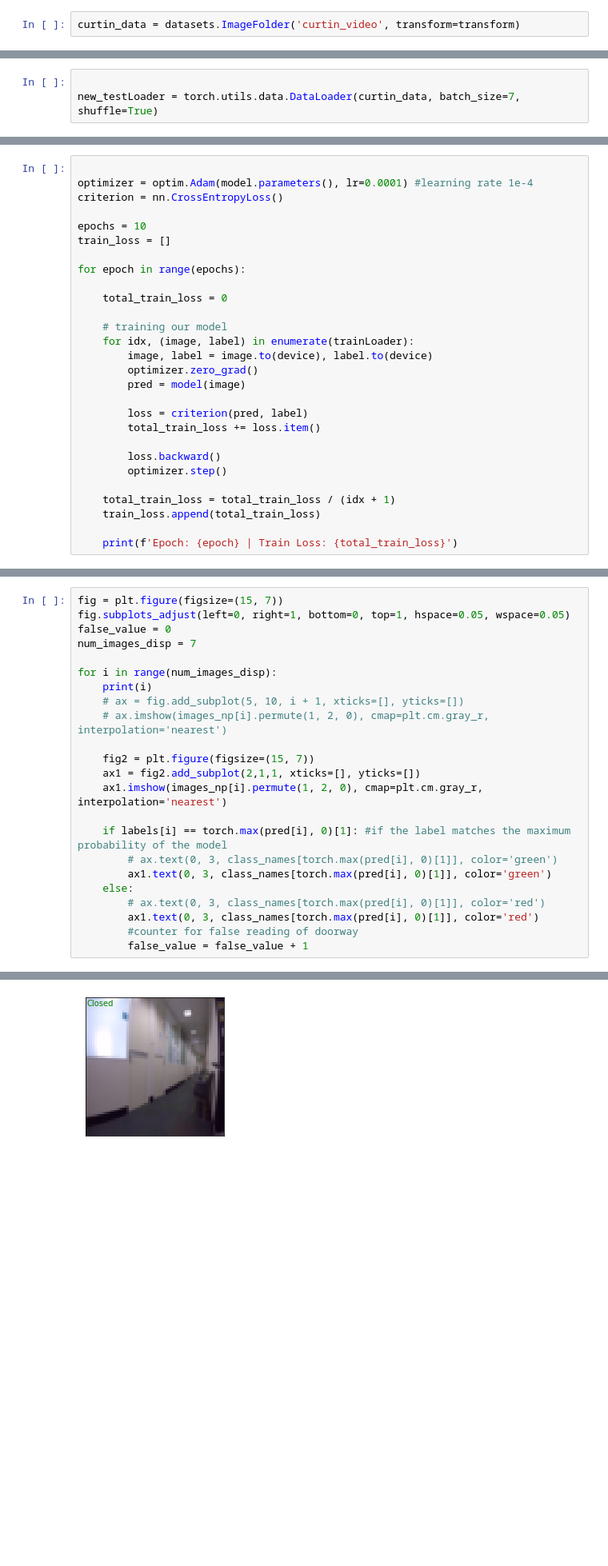
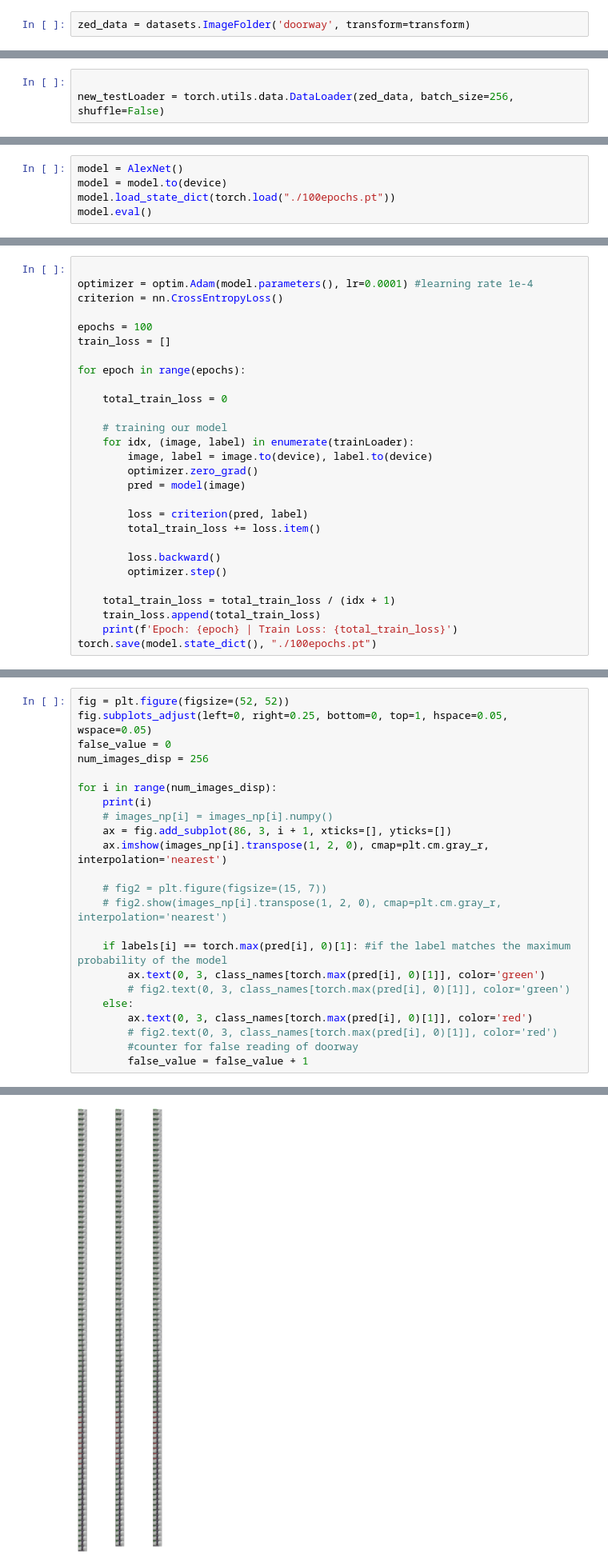
Before and after one commit to avinashsudhakaran1/thesis, a Jupyter notebook: AlexNet/alexnet.ipynb, the cells around one changed output, grey strips where cells are left out. Shown at 80% size. Drawn from its saved outputs; the diff is of its cells as text; blank space fills up the shorter version.

```diff
--- a/AlexNet/alexnet.ipynb
+++ b/AlexNet/alexnet.ipynb
@@ -92,2 +89,2 @@ operable program or batch file.
 # %%
-curtin_data = datasets.ImageFolder('curtin_video', transform=transform)
+zed_data = datasets.ImageFolder('doorway', transform=transform)
@@ -123,7 +124,7 @@ trainLoader = torch.utils.data.DataLoader(train_set,batch_size=64, shuffle=True)
 testLoader  = torch.utils.data.DataLoader(test_set, batch_size=256, shuffle=True)
 # %%
 
-new_testLoader = torch.utils.data.DataLoader(curtin_data, batch_size=7, shuffle=True)
+new_testLoader = torch.utils.data.DataLoader(zed_data, batch_size=256, shuffle=False)
 # %%
 
 print(train_data_size)
@@ -133,0 +135,5 @@ print(test_data_size)
+# %%
+model = AlexNet()
+model = model.to(device)
+model.load_state_dict(torch.load("./100epochs.pt"))
+model.eval()
@@ -136,7 +160,7 @@ print(test_data_size)
 optimizer = optim.Adam(model.parameters(), lr=0.0001) #learning rate 1e-4
 criterion = nn.CrossEntropyLoss()
 
-epochs = 10
+epochs = 100
 train_loss = []
 
 for epoch in range(epochs):
@@ -157,6 +181,6 @@ for epoch in range(epochs):
 
     total_train_loss = total_train_loss / (idx + 1)
     train_loss.append(total_train_loss)
-
     print(f'Epoch: {epoch} | Train Loss: {total_train_loss}')
+torch.save(model.state_dict(), "./100epochs.pt")
 # %% [output]
@@ -197,24 +239,24 @@ len(testiter)
 # %%
-fig = plt.figure(figsize=(15, 7))
-fig.subplots_adjust(left=0, right=1, bottom=0, top=1, hspace=0.05, wspace=0.05)
+fig = plt.figure(figsize=(52, 52))
+fig.subplots_adjust(left=0, right=0.25, bottom=0, top=1, hspace=0.05, wspace=0.05)
 false_value = 0
-num_images_disp = 7
+num_images_disp = 256
 
 for i in range(num_images_disp):
     print(i)
-    # ax = fig.add_subplot(5, 10, i + 1, xticks=[], yticks=[])
-    # ax.imshow(images_np[i].permute(1, 2, 0), cmap=plt.cm.gray_r, interpolation='nearest')
+    # images_np[i] = images_np[i].numpy()
+    ax = fig.add_subplot(86, 3, i + 1, xticks=[], yticks=[])
+    ax.imshow(images_np[i].transpose(1, 2, 0), cmap=plt.cm.gray_r, interpolation='nearest')
 
-    fig2 = plt.figure(figsize=(15, 7))
-    ax1 = fig2.add_subplot(2,1,1, xticks=[], yticks=[])
-    ax1.imshow(images_np[i].permute(1, 2, 0), cmap=plt.cm.gray_r, interpolation='nearest')
+    # fig2 = plt.figure(figsize=(15, 7))
+    # fig2.show(images_np[i].transpose(1, 2, 0), cmap=plt.cm.gray_r, interpolation='nearest')
 
     if labels[i] == torch.max(pred[i], 0)[1]: #if the label matches the maximum probability of the model
-        # ax.text(0, 3, class_names[torch.max(pred[i], 0)[1]], color='green')
-        ax1.text(0, 3, class_names[torch.max(pred[i], 0)[1]], color='green')
+        ax.text(0, 3, class_names[torch.max(pred[i], 0)[1]], color='green')
+        # fig2.text(0, 3, class_names[torch.max(pred[i], 0)[1]], color='green')
     else:
-        # ax.text(0, 3, class_names[torch.max(pred[i], 0)[1]], color='red')
-        ax1.text(0, 3, class_names[torch.max(pred[i], 0)[1]], color='red')
+        ax.text(0, 3, class_names[torch.max(pred[i], 0)[1]], color='red')
+        # fig2.text(0, 3, class_names[torch.max(pred[i], 0)[1]], color='red')
         #counter for false reading of doorway
         false_value = false_value + 1
 # %% [output]
@@ -229 +280 @@ for i in range(num_images_disp):
-[figure, old version]
+[figure, new version]
```
Also changed, not shown: parts of 15 cells of this notebook, 9 other files.
